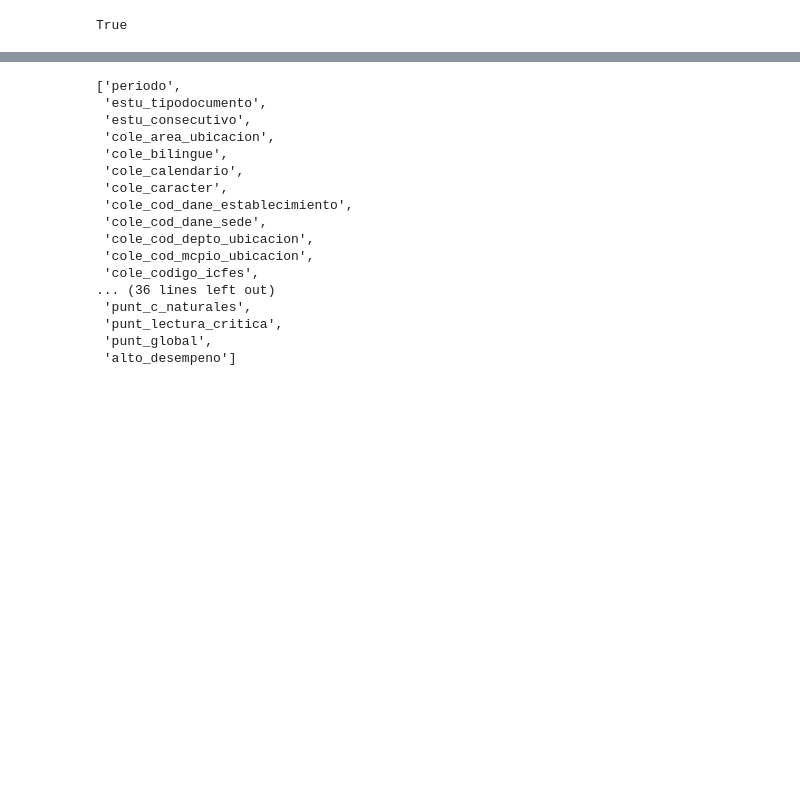
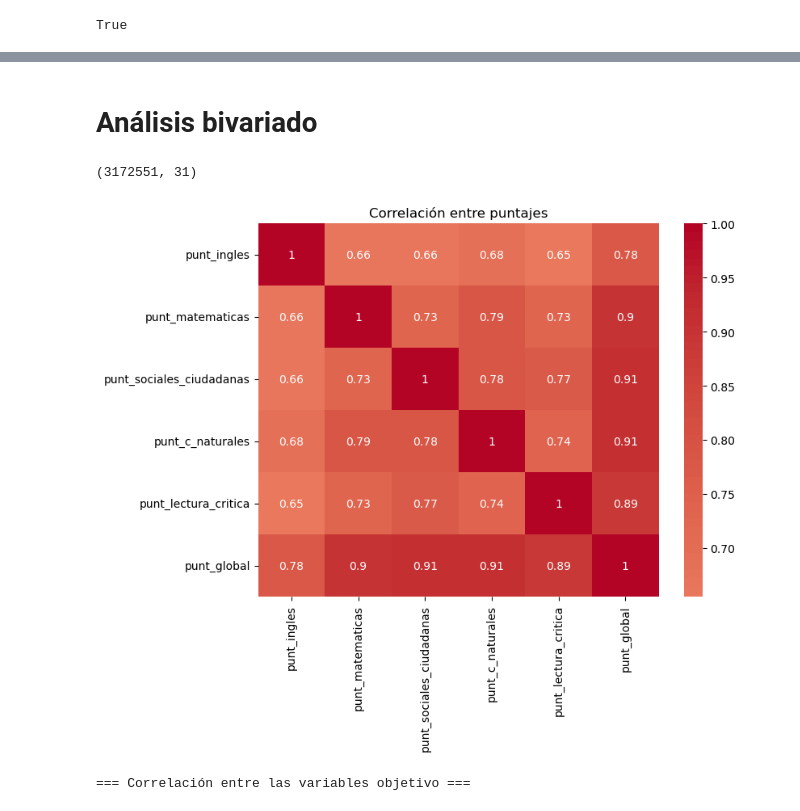
Before and after one commit to dnaranjoc/Proyecto_ICFES_Despliegue_2025, a Jupyter notebook: pruebas_saber_exploracion_limpieza.ipynb, the cells around one changed output, grey strips where cells are left out. Cells and saved outputs as stored; diff of their text form; code cells hidden in the pictures; blank space fills up the shorter version.

```diff
--- a/pruebas_saber_exploracion_limpieza.ipynb
+++ b/pruebas_saber_exploracion_limpieza.ipynb
@@ -1028,20 +754,27 @@ y = saber11_df['alto_desempeno']
-# %%
-saber11_df.columns.tolist()
-# %% [output]
-['periodo',
- 'estu_tipodocumento',
- 'estu_consecutivo',
- 'cole_area_ubicacion',
- 'cole_bilingue',
- 'cole_calendario',
- 'cole_caracter',
- 'cole_cod_dane_establecimiento',
- 'cole_cod_dane_sede',
- 'cole_cod_depto_ubicacion',
- 'cole_cod_mcpio_ubicacion',
- 'cole_codigo_icfes',
-... (36 lines left out)
- 'punt_c_naturales',
- 'punt_lectura_critica',
- 'punt_global',
- 'alto_desempeno']
+# %% [markdown]
+# Análisis bivariado
+# %%
+saber11_df = pd.read_parquet("saber11_limpio.parquet")
+saber11_df.shape
+# %%
+saber11_df.shape
+# %% [output]
+(3172551, 31)
+# %%
+targets = [
+    'punt_ingles', 'punt_matematicas', 'punt_sociales_ciudadanas',
+    'punt_c_naturales', 'punt_lectura_critica', 'punt_global'
+]
+
+corr_targets = saber11_df[targets].corr()
+
+plt.figure(figsize=(8,6))
+sb.heatmap(corr_targets, annot=True, cmap='coolwarm', center=0)
+plt.title('Correlación entre puntajes')
+plt.show()
+
+print("=== Correlación entre las variables objetivo ===")
+display(corr_targets)
+# %% [output]
+[figure, added]
+=== Correlación entre las variables objetivo ===
```
Also changed, not shown: parts of 36 cells of this notebook.
